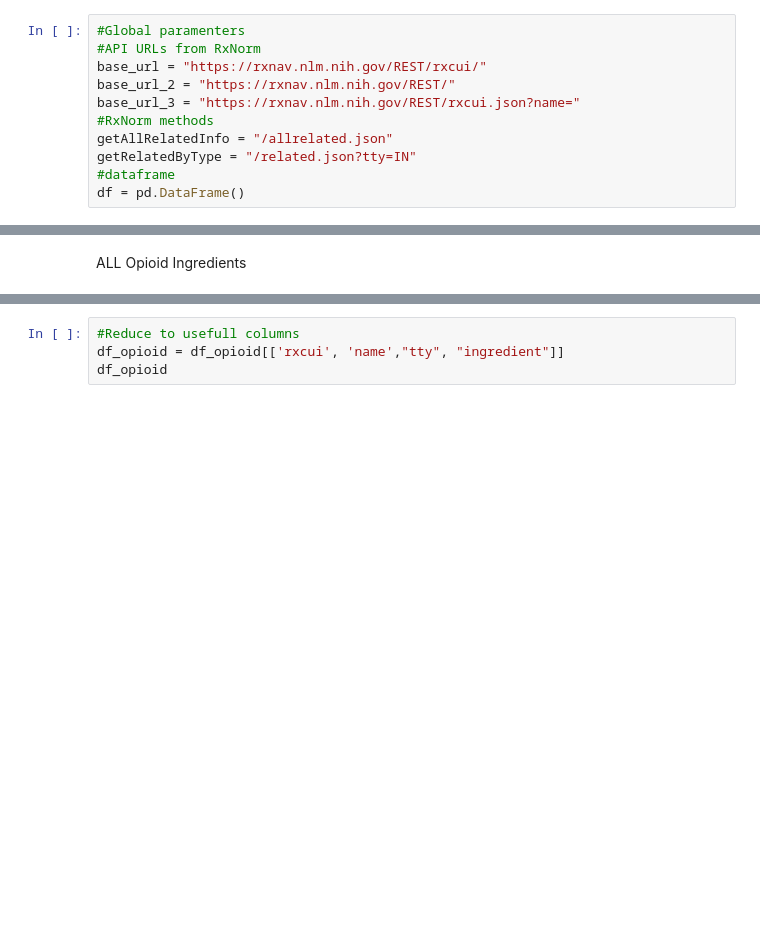
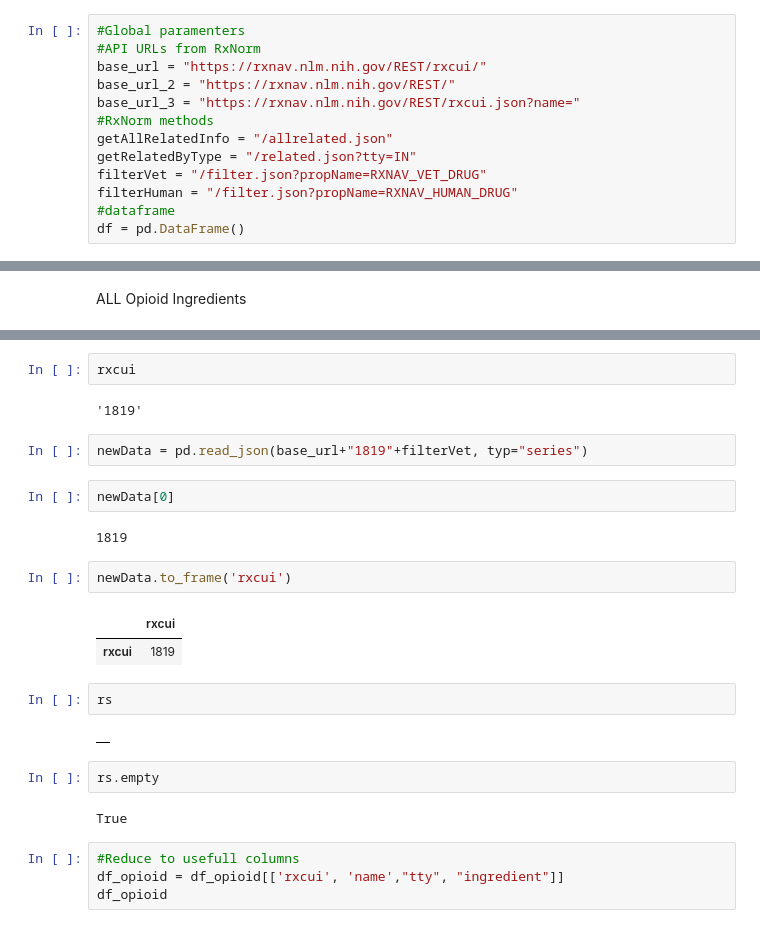
Before and after one commit to danielhmendoza01/Automatic_Code_Sets, a Jupyter notebook: RxNorm/Opioid/Opioid_Query.ipynb, the cells around one changed output, grey strips where cells are left out. Saved outputs shown, nothing was run; the diff lists cells and outputs as text; blank space fills up the shorter version.

```diff
--- a/RxNorm/Opioid/Opioid_Query.ipynb
+++ b/RxNorm/Opioid/Opioid_Query.ipynb
@@ -10,6 +10,8 @@ base_url_3 = "https://rxnav.nlm.nih.gov/REST/rxcui.json?name="
 #RxNorm methods
 getAllRelatedInfo = "/allrelated.json"
 getRelatedByType = "/related.json?tty=IN"
+filterVet = "/filter.json?propName=RXNAV_VET_DRUG"
+filterHuman = "/filter.json?propName=RXNAV_HUMAN_DRUG"
 #dataframe
 df = pd.DataFrame()
 # %%
@@ -94,3 +109,26 @@ tramadol
+# %%
+rxcui
+# %% [output]
+'1819'
+# %%
+newData = pd.read_json(base_url+"1819"+filterVet, typ="series")
+# %%
+newData[0]
+# %% [output]
+1819
+# %%
+newData.to_frame('rxcui')
+# %% [output]
+|  | rxcui |
+| rxcui | 1819 |
+# %%
+rs
+# %% [output]
+|  |
+# %%
+rs.empty
+# %% [output]
+True
 # %%
 #Reduce to usefull columns
 df_opioid = df_opioid[['rxcui', 'name',"tty", "ingredient"]]
```
Also changed, not shown: parts of 2 cells of this notebook.
